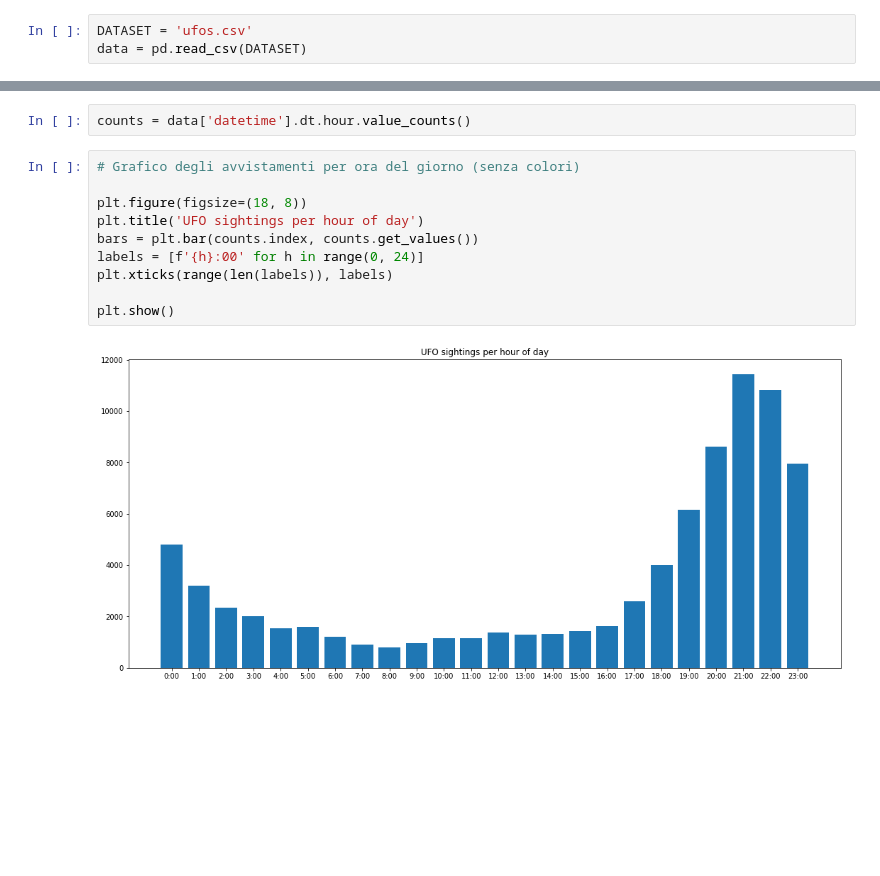
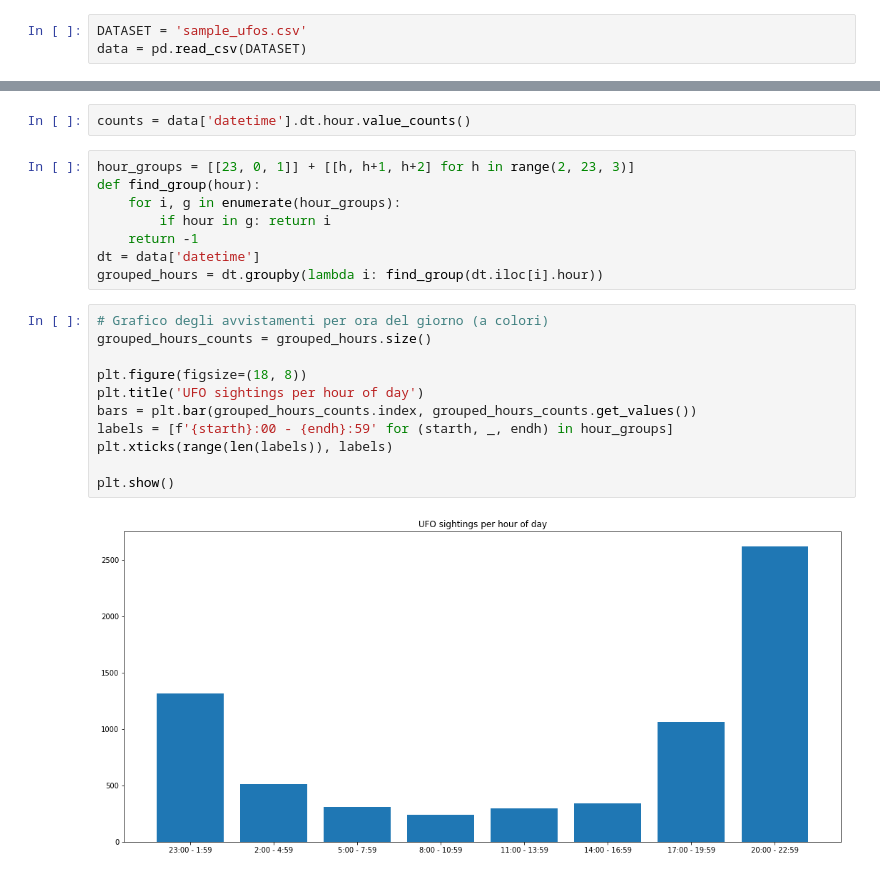
Before and after one commit to mrkct/scivis-progetto, a Jupyter notebook: ufo.ipynb, the cells around one changed output, grey strips where cells are left out. Drawn from its saved outputs; the diff is of its cells as text; blank space fills up the shorter version.

```diff
--- a/ufo.ipynb
+++ b/ufo.ipynb
@@ -12,5 +12,5 @@ import matplotlib.pyplot as plt
 
 %matplotlib inline
 # %%
-DATASET = 'ufos.csv'
+DATASET = 'sample_ufos.csv'
 data = pd.read_csv(DATASET)
@@ -19,15 +30,24 @@ data = pd.read_csv(DATASET)
 data['datetime'] = pd.to_datetime(data['datetime'])
 # %%
 counts = data['datetime'].dt.hour.value_counts()
+# %%
+hour_groups = [[23, 0, 1]] + [[h, h+1, h+2] for h in range(2, 23, 3)]
+def find_group(hour):
+    for i, g in enumerate(hour_groups):
+        if hour in g: return i
+    return -1
+dt = data['datetime']
+grouped_hours = dt.groupby(lambda i: find_group(dt.iloc[i].hour))
 # %%
-# Grafico degli avvistamenti per ora del giorno (senza colori)
+# Grafico degli avvistamenti per ora del giorno (a colori)
+grouped_hours_counts = grouped_hours.size()
 
 plt.figure(figsize=(18, 8))
 plt.title('UFO sightings per hour of day')
-bars = plt.bar(counts.index, counts.get_values())
-labels = [f'{h}:00' for h in range(0, 24)]
+bars = plt.bar(grouped_hours_counts.index, grouped_hours_counts.get_values())
+labels = [f'{starth}:00 - {endh}:59' for (starth, _, endh) in hour_groups]
 plt.xticks(range(len(labels)), labels)
 
 plt.show()
 # %% [output]
-[figure, old version]
+[figure, new version]
```
Also changed, not shown: parts of 9 cells of this notebook.
